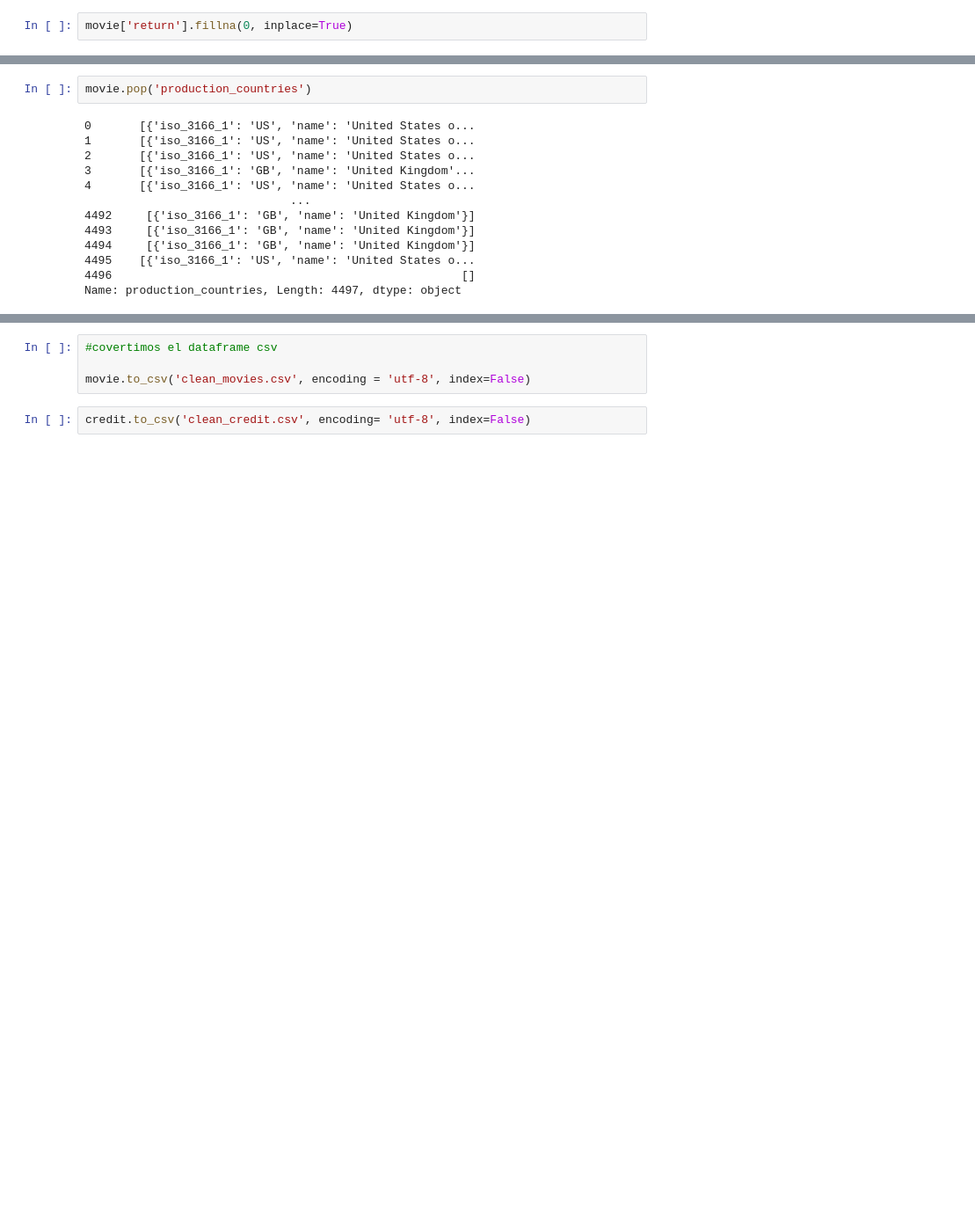
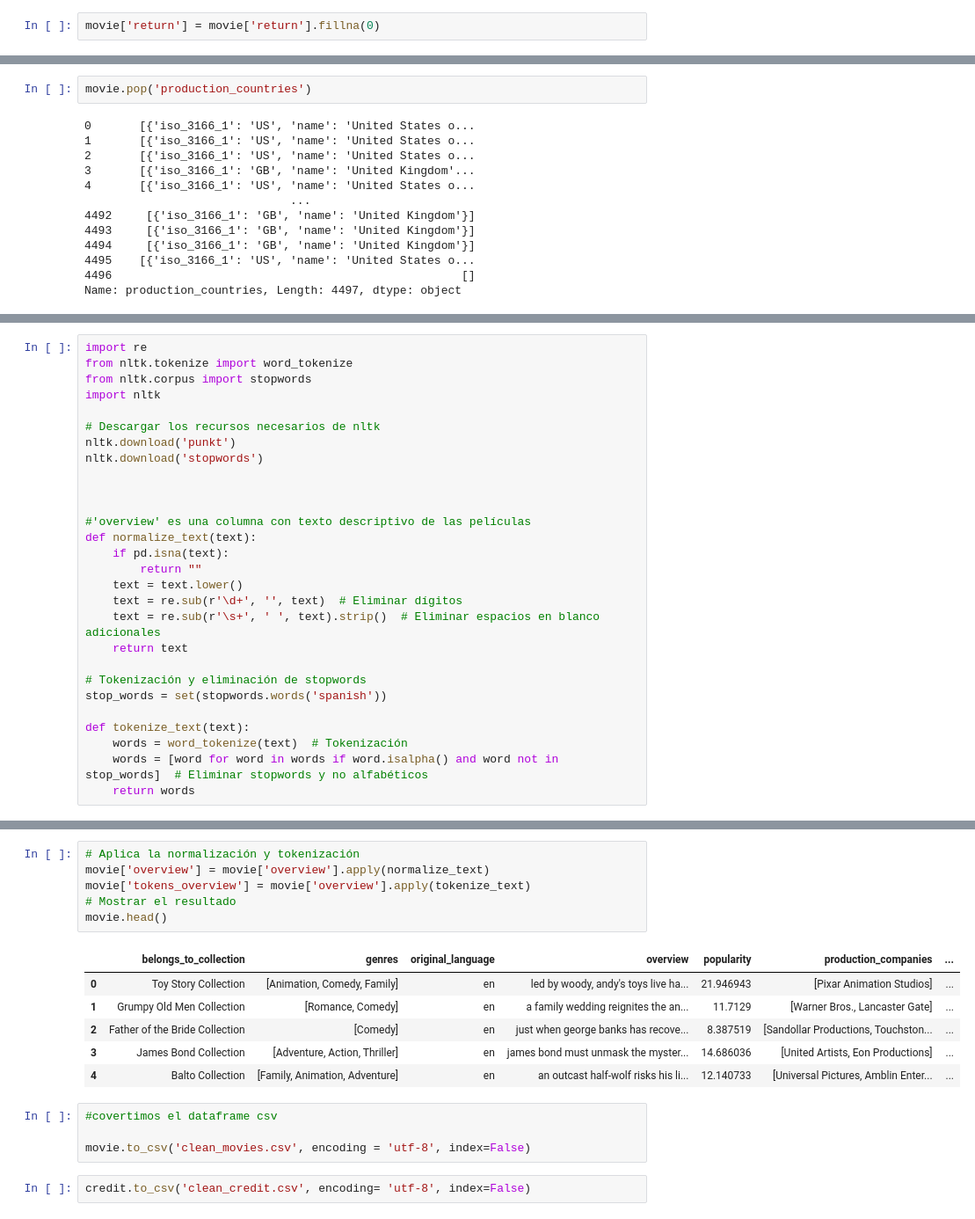
Before and after one commit to JGiadaDC/Sistema_rec_peli, a Jupyter notebook: notebooks/ETL.ipynb, the cells around one changed output, grey strips where cells are left out. Shown: that part at 88% size. Drawn from its saved outputs; the diff is of its cells as text; blank space fills up the shorter version.

```diff
--- a/notebooks/ETL.ipynb
+++ b/notebooks/ETL.ipynb
@@ -184,2 +187,2 @@ movie
 # %%
-movie['return'].fillna(0, inplace=True)
+movie['return'] = movie['return'].fillna(0)
@@ -420,0 +426,28 @@ movie.head(2)
+# %%
+import re
+from nltk.tokenize import word_tokenize
+from nltk.corpus import stopwords
+import nltk
+
+# Descargar los recursos necesarios de nltk
+nltk.download('punkt')
+nltk.download('stopwords')
+
+
+
+#'overview' es una columna con texto descriptivo de las películas
+def normalize_text(text):
+    if pd.isna(text):
+        return ""
+    text = text.lower()
+    text = re.sub(r'\d+', '', text)  # Eliminar dígitos
+    text = re.sub(r'\s+', ' ', text).strip()  # Eliminar espacios en blanco adicionales
+    return text
+
+# Tokenización y eliminación de stopwords
+stop_words = set(stopwords.words('spanish'))
+
+def tokenize_text(text):
+    words = word_tokenize(text)  # Tokenización
+    words = [word for word in words if word.isalpha() and word not in stop_words]  # Eliminar stopwords y no alfabéticos
+    return words
@@ -421,3 +461,16 @@ movie.head(2)
+# %%
+# Aplica la normalización y tokenización
+movie['overview'] = movie['overview'].apply(normalize_text)
+movie['tokens_overview'] = movie['overview'].apply(tokenize_text)
+# Mostrar el resultado
+movie.head()
+# %% [output]
+|  | belongs_to_collection | genres | original_language | overview | popularity | production_companies | ... |
+| 0 | Toy Story Collection | [Animation, Comedy, Family] | en | led by woody, andy's toys live ha... | 21.946943 | [Pixar Animation Studios] | ... |
+| 1 | Grumpy Old Men Collection | [Romance, Comedy] | en | a family wedding reignites the an... | 11.7129 | [Warner Bros., Lancaster Gate] | ... |
+| 2 | Father of the Bride Collection | [Comedy] | en | just when george banks has recove... | 8.387519 | [Sandollar Productions, Touchston... | ... |
+| 3 | James Bond Collection | [Adventure, Action, Thriller] | en | james bond must unmask the myster... | 14.686036 | [United Artists, Eon Productions] | ... |
+| 4 | Balto Collection | [Family, Animation, Adventure] | en | an outcast half-wolf risks his li... | 12.140733 | [Universal Pictures, Amblin Enter... | ... |
 # %%
 #covertimos el dataframe csv
 
```
Also changed, not shown: parts of 22 cells of this notebook.
